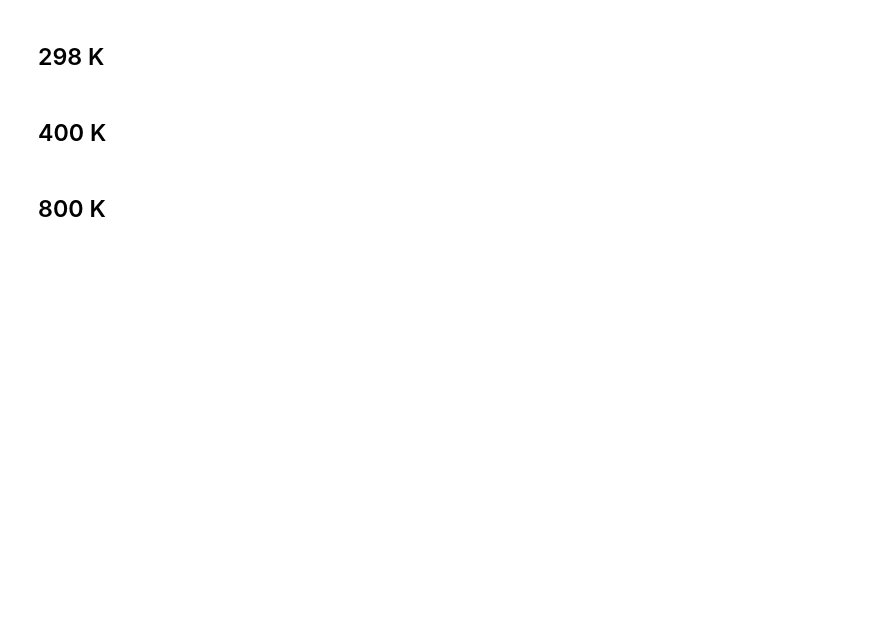
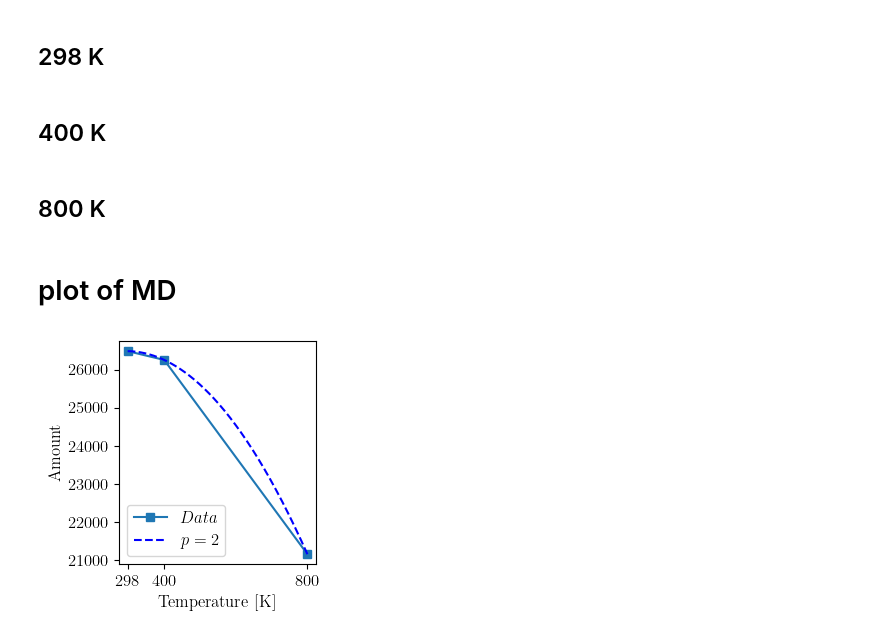
Before and after one commit to a-firdaus/LitMove, a Jupyter notebook: all_plots.ipynb, the cells around one changed output. Cells and saved outputs as stored; diff of their text form; code cells hidden in the pictures; blank space fills up the shorter version.

```diff
--- a/all_plots.ipynb
+++ b/all_plots.ipynb
@@ -481,3 +450,64 @@ direc_restructure_destination = direc+str(folder_name_destination_restructure)
 df_type = pd.read_pickle(f"{direc_restructure_destination}{pkl_name_wo_pkl}.pkl")
 
 movement.get_and_plot_transition_matrix_relabeled(df_type, direc_restructure_destination, litype)
+# %% [markdown]
+# plot of MD
+# %%
+# MD_type = "occupancy_2"; data = [39, 29, 62]
+# MD_type = "occupancy_1"; data = [26301, 26906, 27615]
+# MD_type = "occupancy_0"; data = [453660, 453065, 452323]
+# MD_type = "interstitial"; data = [11496, 12835, 11908]
+# MD_type = "unassigned"; data = [442125, 440201, 440353]
+# MD_type = "48htype1"; data = [5045, 5461, 6202]
+# MD_type = "48htype3"; data = [7572, 9006, 9560]
+# MD_type = "48htype4"; data = [8056, 7736, 7241]
+# MD_type = "24g"; data = [5706, 4761, 4736]
+# MD_type = "inTERcage"; data = [18306, 20347, 28276]
+# MD_type = "intracage"; data = [16046, 19711, 26672]
+# MD_type = "intratuple"; data = [419143, 413667, 403867]
+# MD_type = "staying"; data = [26481, 26251, 21161]
+
+temperature = [298, 400, 800]
+
+x = np.arange(200,800)  # Assuming x-axis values as 1, 2, 3 for the data points
+
+# Create a new set of x values for smooth interpolation
+x_new = np.linspace(min(temperature), max(temperature), 1000)
+# interp_func = interp1d(temperature, data, kind='cubic')
+
+# Fit a polynomial of degree 2 to the data
+poly_degree = 2
+coefficients = np.polyfit(temperature, data, poly_degree)
+
+# Create a polynomial interpolation function
+interp_func = np.poly1d(coefficients)
+
+# Calculate interpolated y values
+y_new = interp_func(x_new)
+
+# Create the plot
+fig, ax = plt.subplots(figsize=(3, 3))
+
+# Plot data with scatter and line
+ax.plot(temperature, data, 's-', label=r'$Data$')
+# Plot the interpolation curve
+ax.plot(x_new, y_new, 'b--', label=r'$p = 2$')
+
+# Set axis labels
+ax.set_xlabel(r'$\text{Temperature [K]}$')
+ax.set_ylabel(r'$\text{Amount}$')
+
+# Add legend
+# ax.legend(title=r'$\text{Doubly Occupancy}$')
+ax.legend()
+# Set custom x-axis ticks
+ax.set_xticks(temperature)  # Set x-ticks
+
+# Save the plot to a PDF file
+plt.tight_layout()
+plt.savefig(f"_images/MD_interpolate_{MD_type}.pdf", format='pdf')
+
+# Show the plot
+plt.show()
+# %% [output]
+[figure, added]
```
Also changed, not shown: parts of 18 cells of this notebook, 22 other files.
